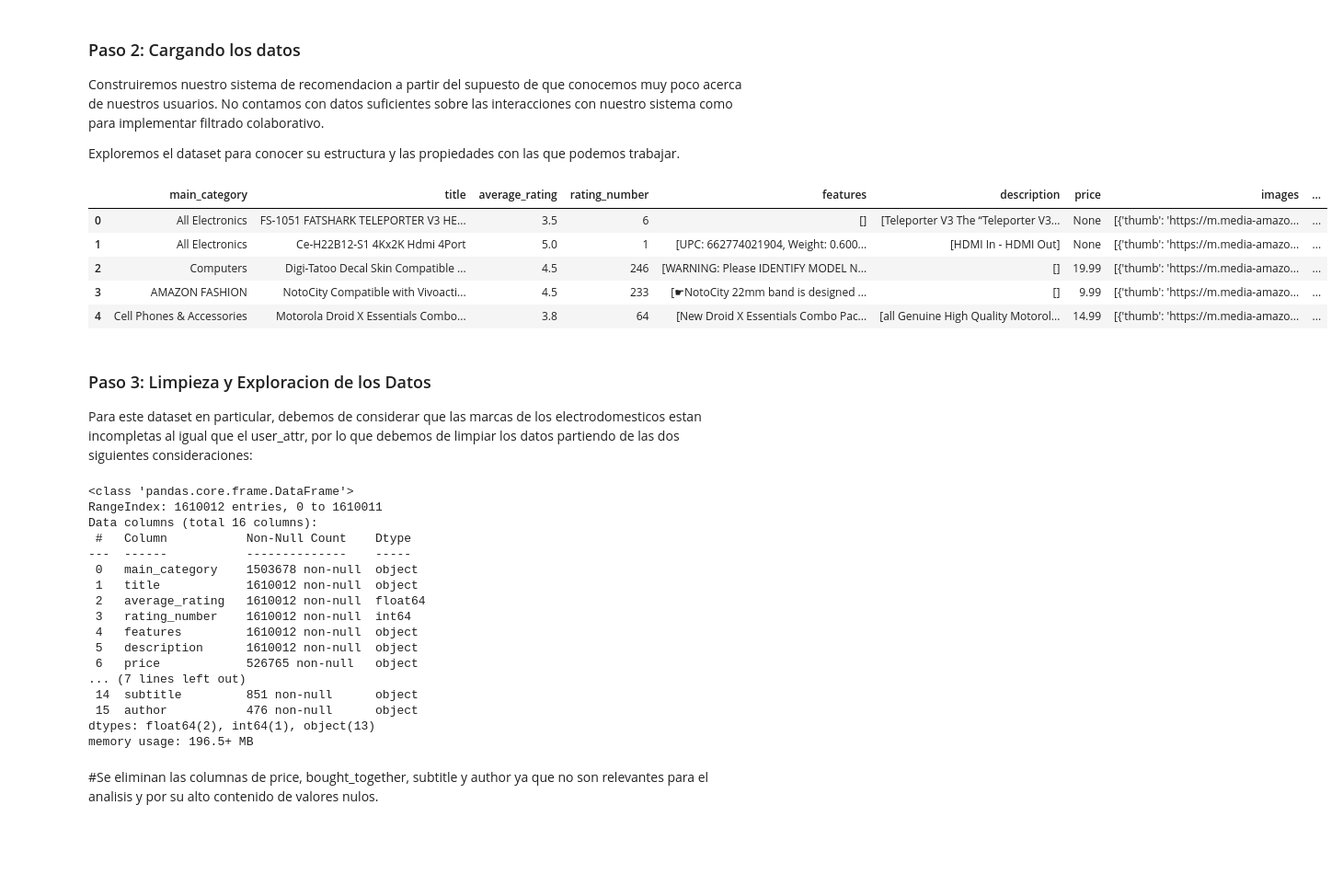
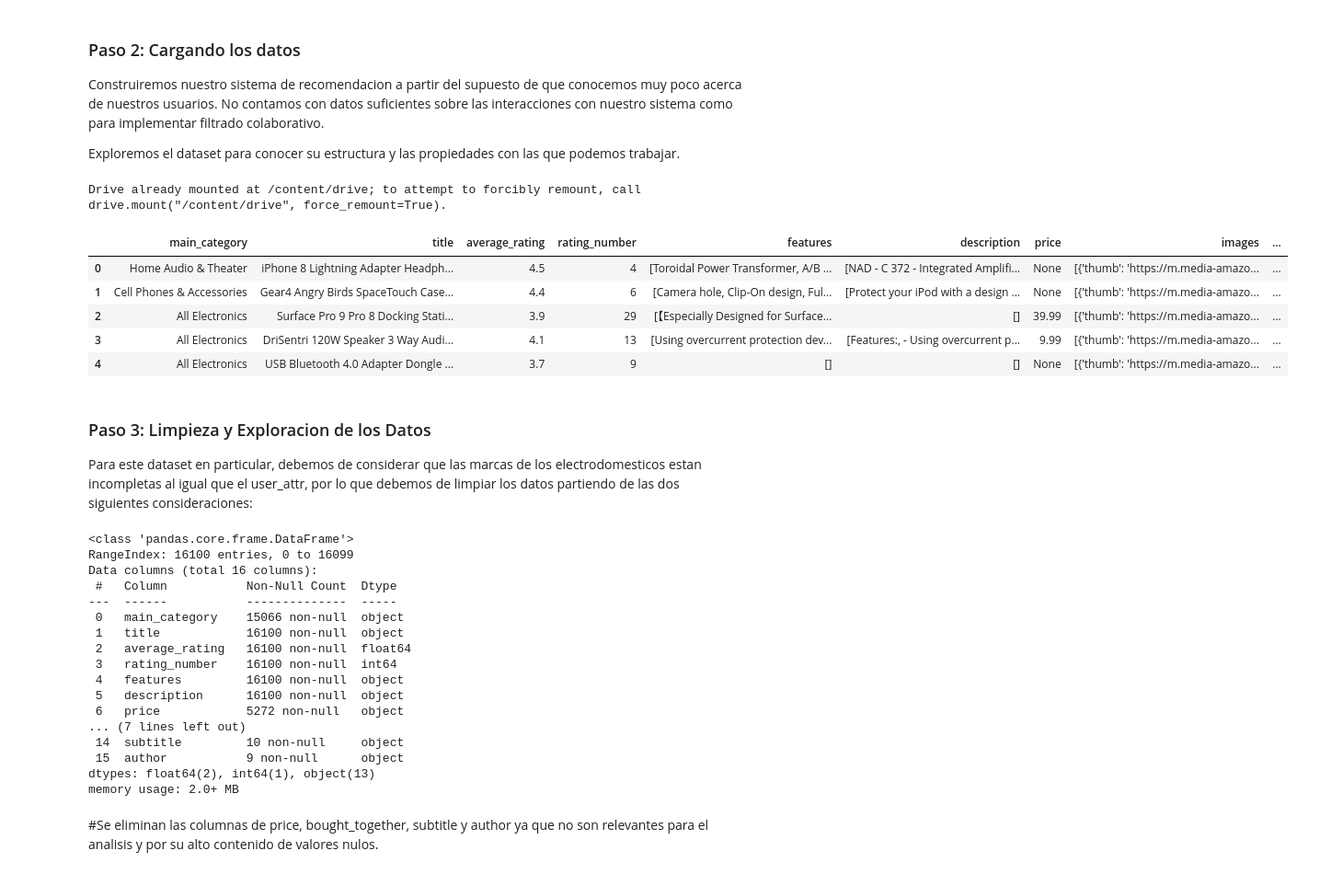
Before and after one commit to BigDataEquipo40/MNA-BigData-40, a Jupyter notebook: Proyecto_avance_2/Avance_de_proyecto_2_Actividad_Complementaria.ipynb, the cells around one changed output. Shown at 92% size. Drawn from its saved outputs; the diff is of its cells as text; code cells hidden in the pictures; blank space fills up the shorter version.

```diff
--- a/Proyecto_avance_2/Avance_de_proyecto_2_Actividad_Complementaria.ipynb
+++ b/Proyecto_avance_2/Avance_de_proyecto_2_Actividad_Complementaria.ipynb
@@ -402,43 +402,49 @@ Name: title, dtype: object
 Construiremos nuestro sistema de recomendacion a partir del supuesto de que conocemos muy poco acerca de nuestros usuarios. No contamos con datos suficientes sobre las interacciones con nuestro sistema como para implementar filtrado colaborativo.
 
 Exploremos el dataset para conocer su estructura y las propiedades con las que podemos trabajar.
+# %%
+from google.colab import drive
+drive.mount('/content/drive')
+# %% [output]
+Drive already mounted at /content/drive; to attempt to forcibly remount, call drive.mount("/content/drive", force_remount=True).
 # %%
 #Paso 2: Cargando el dataset de calificaciones
-amazon_ratings = pd.read_json("datos/meta_Electronics.jsonl", lines=True)
-amazon_ratings.head()
+amazon = pd.read_json("/content/drive/MyDrive/meta_Electronics.jsonl", lines=True)
 
-amazon_ratings = amazon_ratings.sample(frac=0.1, random_state=42, ignore_index=True)
+
+amazon = amazon.sample(frac=0.01, random_state=42, ignore_index=True)
+amazon.head()
 # %% [output]
 |  | main_category | title | average_rating | rating_number | features | description | price | images | ... |
-| 0 | All Electronics | FS-1051 FATSHARK TELEPORTER V3 HE... | 3.5 | 6 | [] | [Teleporter V3 The “Teleporter V3... | None | [{'thumb': 'https://m.media-amazo... | ... |
-| 1 | All Electronics | Ce-H22B12-S1 4Kx2K Hdmi 4Port | 5.0 | 1 | [UPC: 662774021904, Weight: 0.600... | [HDMI In - HDMI Out] | None | [{'thumb': 'https://m.media-amazo... | ... |
-| 2 | Computers | Digi-Tatoo Decal Skin Compatible ... | 4.5 | 246 | [WARNING: Please IDENTIFY MODEL N... | [] | 19.99 | [{'thumb': 'https://m.media-amazo... | ... |
-| 3 | AMAZON FASHION | NotoCity Compatible with Vivoacti... | 4.5 | 233 | [☛NotoCity 22mm band is designed ... | [] | 9.99 | [{'thumb': 'https://m.media-amazo... | ... |
-| 4 | Cell Phones & Accessories | Motorola Droid X Essentials Combo... | 3.8 | 64 | [New Droid X Essentials Combo Pac... | [all Genuine High Quality Motorol... | 14.99 | [{'thumb': 'https://m.media-amazo... | ... |
+| 0 | Home Audio & Theater | iPhone 8 Lightning Adapter Headph... | 4.5 | 4 | [Toroidal Power Transformer, A/B ... | [NAD - C 372 - Integrated Amplifi... | None | [{'thumb': 'https://m.media-amazo... | ... |
+| 1 | Cell Phones & Accessories | Gear4 Angry Birds SpaceTouch Case... | 4.4 | 6 | [Camera hole, Clip-On design, Ful... | [Protect your iPod with a design ... | None | [{'thumb': 'https://m.media-amazo... | ... |
+| 2 | All Electronics | Surface Pro 9 Pro 8 Docking Stati... | 3.9 | 29 | [【Especially Designed for Surface... | [] | 39.99 | [{'thumb': 'https://m.media-amazo... | ... |
+| 3 | All Electronics | DriSentri 120W Speaker 3 Way Audi... | 4.1 | 13 | [Using overcurrent protection dev... | [Features:, - Using overcurrent p... | 9.99 | [{'thumb': 'https://m.media-amazo... | ... |
+| 4 | All Electronics | USB Bluetooth 4.0 Adapter Dongle ... | 3.7 | 9 | [] | [] | None | [{'thumb': 'https://m.media-amazo... | ... |
 # %% [markdown]
 ### Paso 3: Limpieza y Exploracion de los Datos
 
 Para este dataset en particular, debemos de considerar que las marcas de los electrodomesticos estan incompletas al igual que el user_attr,  por lo que debemos de limpiar los datos partiendo de las dos siguientes consideraciones:
 # %%
-amazon_ratings.info()
+amazon.info()
 # %% [output]
 <class 'pandas.core.frame.DataFrame'>
-RangeIndex: 1610012 entries, 0 to 1610011
+RangeIndex: 16100 entries, 0 to 16099
 Data columns (total 16 columns):
- #   Column           Non-Null Count    Dtype
----  ------           --------------    -----
- 0   main_category    1503678 non-null  object
- 1   title            1610012 non-null  object
- 2   average_rating   1610012 non-null  float64
- 3   rating_number    1610012 non-null  int64
- 4   features         1610012 non-null  object
- 5   description      1610012 non-null  object
- 6   price            526765 non-null   object
+ #   Column           Non-Null Count  Dtype
+---  ------           --------------  -----
+ 0   main_category    15066 non-null  object
+ 1   title            16100 non-null  object
+ 2   average_rating   16100 non-null  float64
+ 3   rating_number    16100 non-null  int64
+ 4   features         16100 non-null  object
+ 5   description      16100 non-null  object
+ 6   price            5272 non-null   object
 ... (7 lines left out)
- 14  subtitle         851 non-null      object
- 15  author           476 non-null      object
+ 14  subtitle         10 non-null     object
+ 15  author           9 non-null      object
 dtypes: float64(2), int64(1), object(13)
-memory usage: 196.5+ MB
+memory usage: 2.0+ MB
 # %% [markdown]
 #Se eliminan las columnas de price, bought_together, subtitle y author ya que no son relevantes para el analisis y por su alto contenido de valores nulos.
 # %%
```
Also changed, not shown: parts of 23 cells of this notebook.
